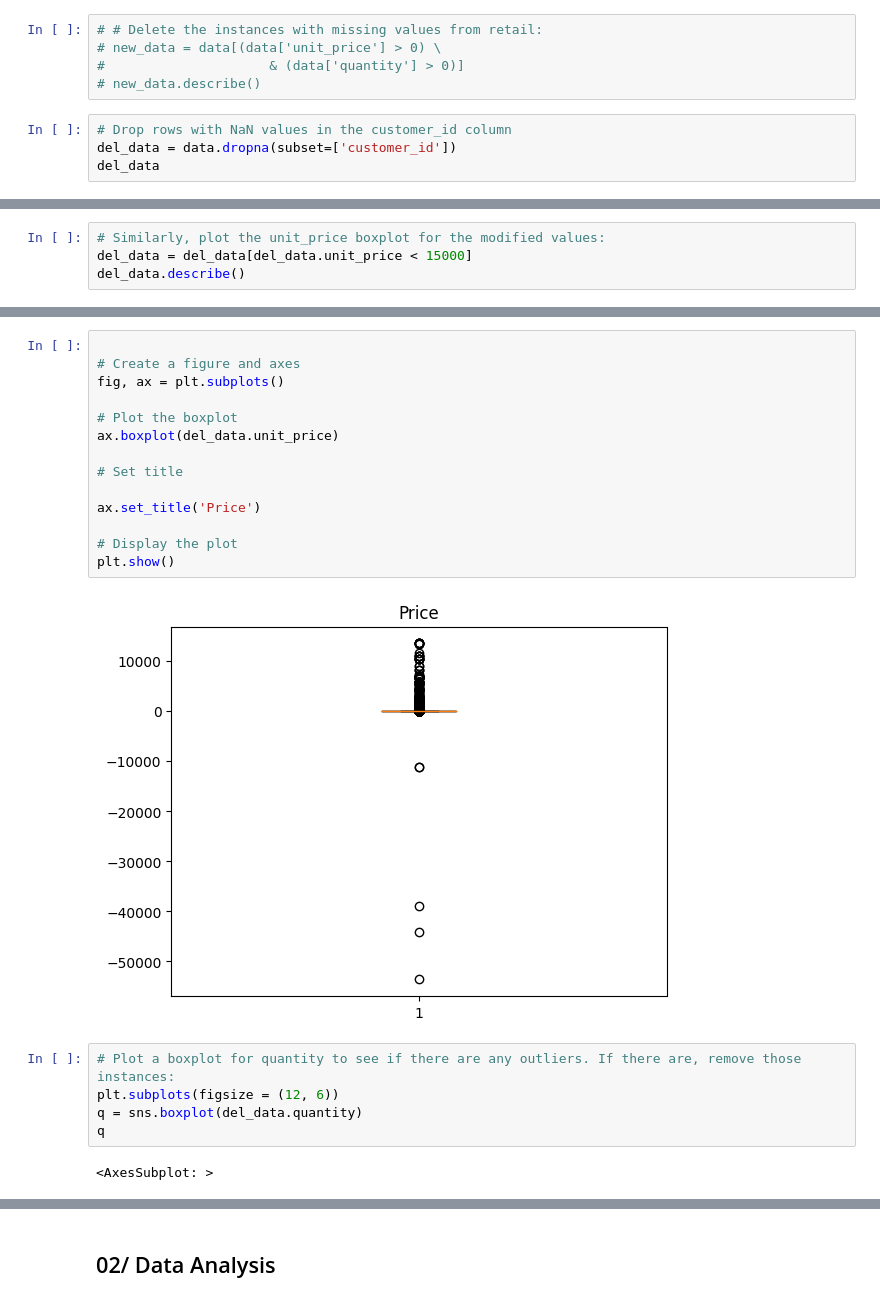
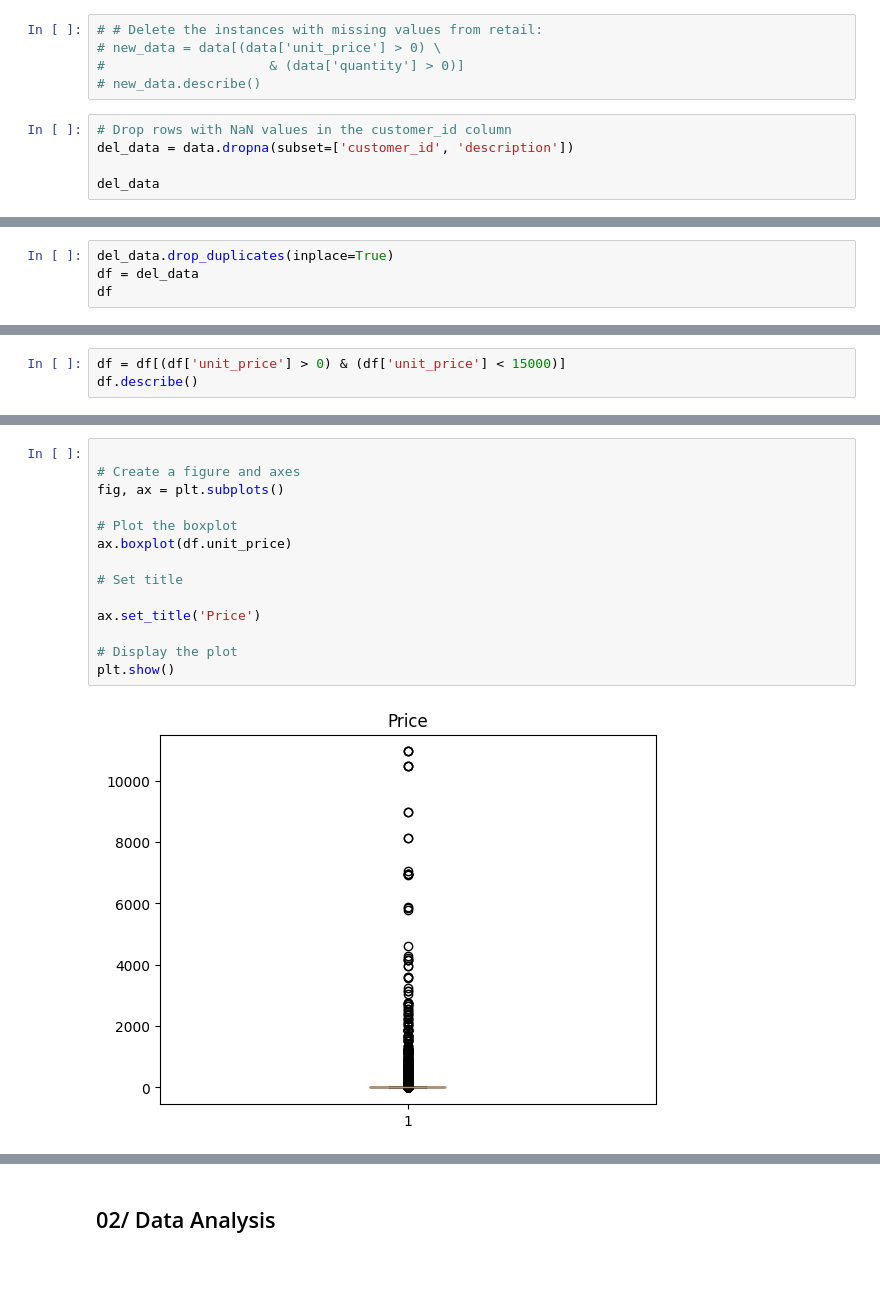
Before and after one commit to Noura-ou/projet_segmentation_client, a Jupyter notebook: src/test_rola.ipynb, the cells around one changed output, grey strips where cells are left out. Cells and saved outputs as stored; diff of their text form; blank space fills up the shorter version.

```diff
--- a/src/test_rola.ipynb
+++ b/src/test_rola.ipynb
@@ -209,7 +206,8 @@ null_data
 # new_data.describe()
 # %%
 # Drop rows with NaN values in the customer_id column
-del_data = data.dropna(subset=['customer_id'])
+del_data = data.dropna(subset=['customer_id', 'description'])
+
 del_data
 # %% [output]
 |  |  | invoice | stock_code | description | quantity | invoice_date | unit_price | customer_id | country |
@@ -257,4 +252,0 @@ sns.boxplot(del_data.unit_price)
-# %%
-# Similarly, plot the unit_price boxplot for the modified values:
-del_data = del_data[del_data.unit_price < 15000]
-del_data.describe()
@@ -270,0 +253,4 @@ del_data.describe()
+# %%
+del_data.drop_duplicates(inplace=True)
+df = del_data
+df
@@ -270,0 +288,3 @@ del_data.describe()
+# %%
+df = df[(df['unit_price'] > 0) & (df['unit_price'] < 15000)]
+df.describe()
@@ -289,25 +331,18 @@ memory usage: 90.5+ MB
 # %%
 
 # Create a figure and axes
 fig, ax = plt.subplots()
 
 # Plot the boxplot
-ax.boxplot(del_data.unit_price)
+ax.boxplot(df.unit_price)
 
 # Set title
 
 ax.set_title('Price')
 
 # Display the plot
 plt.show()
 # %% [output]
-[figure, old version]
+[figure, new version]
-# %%
-# Plot a boxplot for quantity to see if there are any outliers. If there are, remove those instances:
-plt.subplots(figsize = (12, 6))
-q = sns.boxplot(del_data.quantity)
-q
-# %% [output]
-<AxesSubplot: >
 # %%
 # number of unique customers
```
Also changed, not shown: parts of 27 cells of this notebook, 3 other files.
